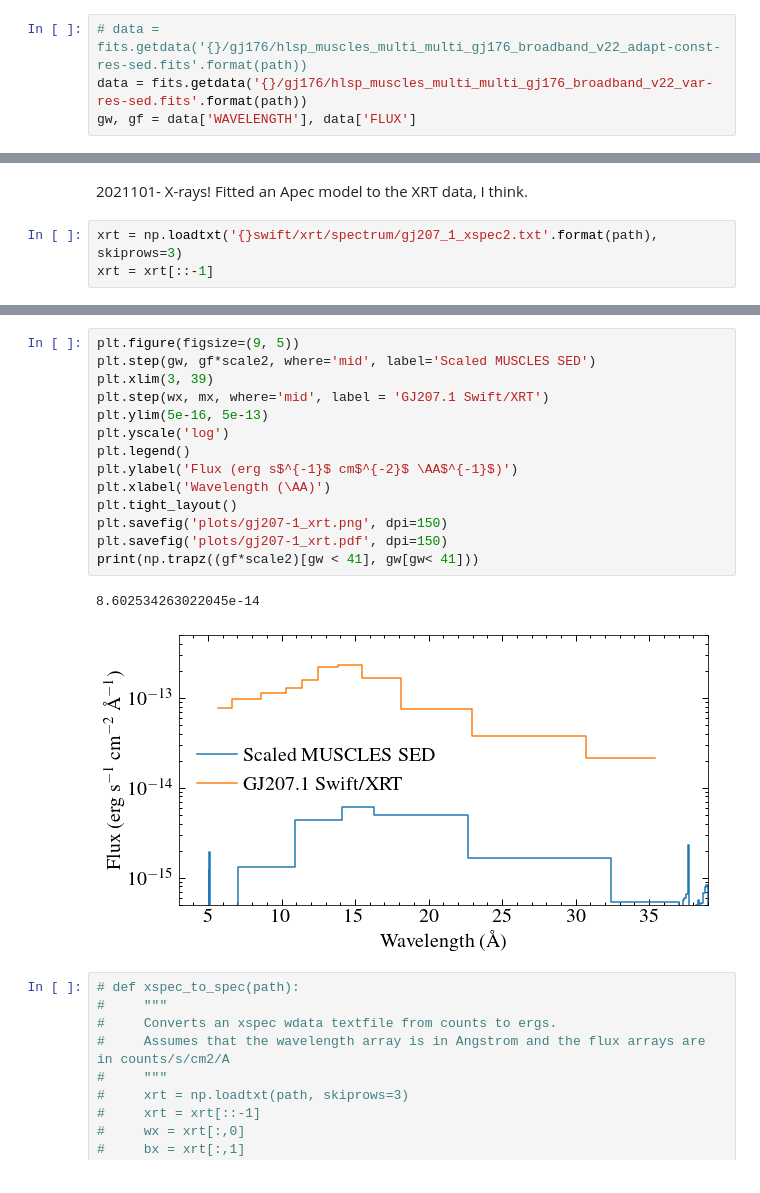
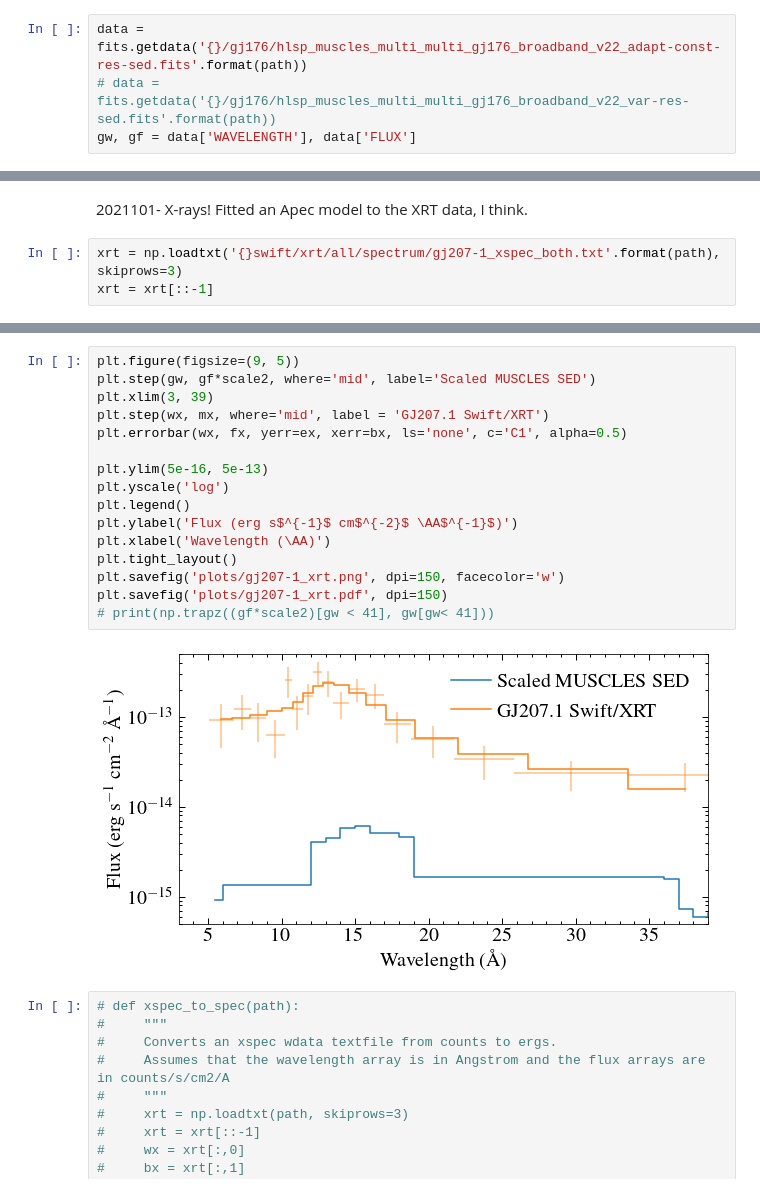
Before and after one commit to davidjwilson/gj207.1, a Jupyter notebook: gj207.1_pt2.ipynb, the cells around one changed output, grey strips where cells are left out. Drawn from its saved outputs; the diff is of its cells as text.

```diff
--- a/gj207.1_pt2.ipynb
+++ b/gj207.1_pt2.ipynb
@@ -39,8 +39,8 @@ print(gj_scale, wd_scale)
 # %% [output]
 0.36117578882221896 3.3434064163686346e-22
 # %%
-# data = fits.getdata('{}/gj176/hlsp_muscles_multi_multi_gj176_broadband_v22_adapt-const-res-sed.fits'.format(path))
-data = fits.getdata('{}/gj176/hlsp_muscles_multi_multi_gj176_broadband_v22_var-res-sed.fits'.format(path))
+data = fits.getdata('{}/gj176/hlsp_muscles_multi_multi_gj176_broadband_v22_adapt-const-res-sed.fits'.format(path))
+# data = fits.getdata('{}/gj176/hlsp_muscles_multi_multi_gj176_broadband_v22_var-res-sed.fits'.format(path))
 gw, gf = data['WAVELENGTH'], data['FLUX']
 # %%
 xsfiles = glob.glob('{}xshooter/*'.format(path))
@@ -406,7 +405,7 @@ X-ray flux is bright - what if CV? Emission lines look like M dwarf only.
 # %% [markdown]
 2021101- X-rays! Fitted an Apec model to the XRT data, I think.
 # %%
-xrt = np.loadtxt('{}swift/xrt/spectrum/gj207_1_xspec2.txt'.format(path), skiprows=3)
+xrt = np.loadtxt('{}swift/xrt/all/spectrum/gj207-1_xspec_both.txt'.format(path), skiprows=3)
 xrt = xrt[::-1]
 # %%
 wx = xrt[:,0]
@@ -424,20 +423,21 @@ print(np.trapz(mx, wx))
 # %%
 plt.figure(figsize=(9, 5))
 plt.step(gw, gf*scale2, where='mid', label='Scaled MUSCLES SED')
 plt.xlim(3, 39)
 plt.step(wx, mx, where='mid', label = 'GJ207.1 Swift/XRT')
+plt.errorbar(wx, fx, yerr=ex, xerr=bx, ls='none', c='C1', alpha=0.5)
+
 plt.ylim(5e-16, 5e-13)
 plt.yscale('log')
 plt.legend()
 plt.ylabel('Flux (erg s$^{-1}$ cm$^{-2}$ \AA$^{-1}$)')
 plt.xlabel('Wavelength (\AA)')
 plt.tight_layout()
-plt.savefig('plots/gj207-1_xrt.png', dpi=150)
+plt.savefig('plots/gj207-1_xrt.png', dpi=150, facecolor='w')
 plt.savefig('plots/gj207-1_xrt.pdf', dpi=150)
-print(np.trapz((gf*scale2)[gw < 41], gw[gw< 41]))
+# print(np.trapz((gf*scale2)[gw < 41], gw[gw< 41]))
 # %% [output]
-8.602534263022045e-14
-[figure, old version]
+[figure, new version]
 # %%
 # def xspec_to_spec(path):
 #     """
```
Also changed, not shown: parts of 11 cells of this notebook, 10 other files.
